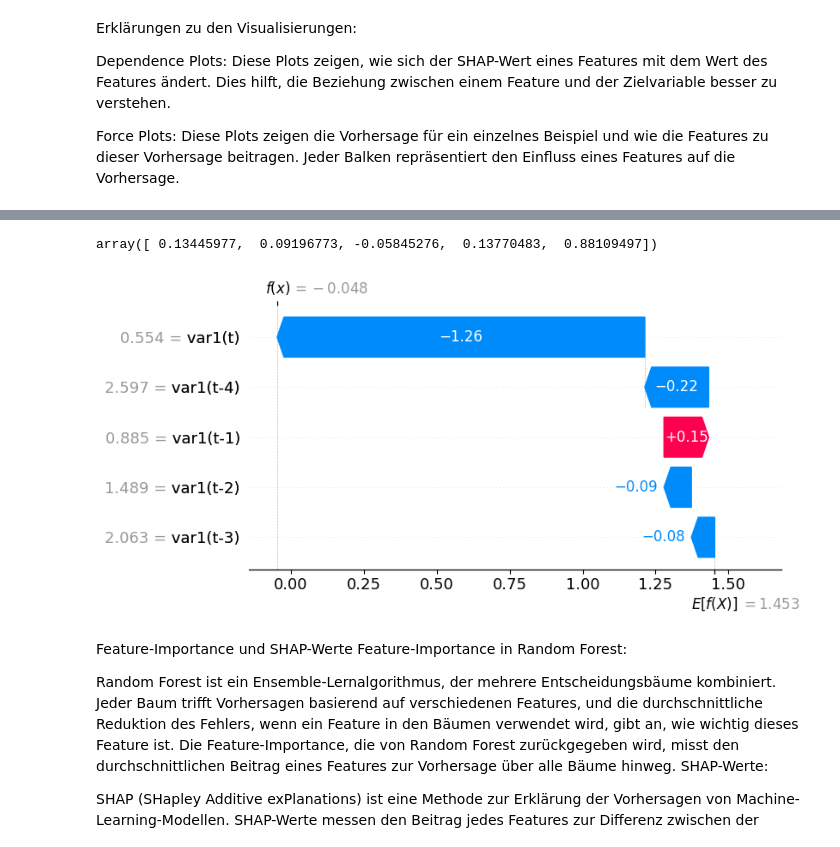
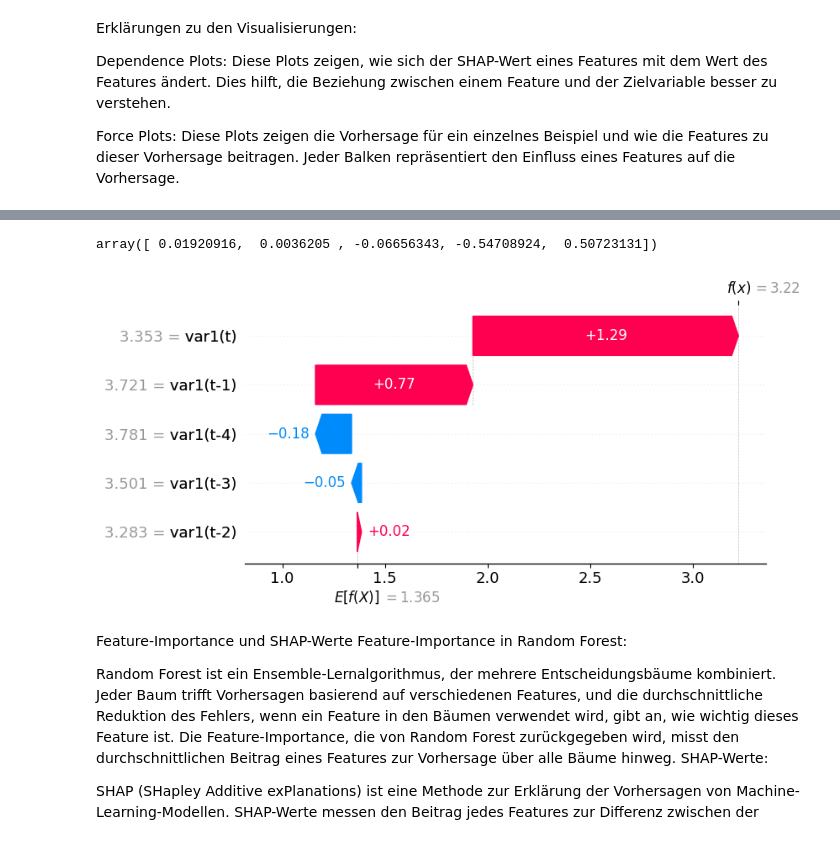
Before and after one commit to mmelinanna/xaiplayground, a Jupyter notebook: random_forest.ipynb, the cells around one changed output, grey strips where cells are left out. Cells and saved outputs as stored; diff of their text form; code cells hidden in the pictures.

```diff
--- a/random_forest.ipynb
+++ b/random_forest.ipynb
@@ -813,18 +813,18 @@ shap.force_plot(explainer.expected_value, shap_values[sample_index], X_trainRFR.
 explainer = shap.TreeExplainer(model)
 shap_values = explainer.shap_values(X_trainRFR)
 
-shap_values[2]
+shap_values[0]
 # %% [output]
-array([ 0.13445977,  0.09196773, -0.05845276,  0.13770483,  0.88109497])
+array([ 0.01920916,  0.0036205 , -0.06656343, -0.54708924,  0.50723131])
 # %%
 # SHAP Werte berechnen
 explainer = shap.Explainer(model, X_trainRFR)
 shap_values = explainer(x_testRFR)
 
 # Waterfall Diagramm für eine einzelne Vorhersage (z.B. die erste)
-shap.waterfall_plot(shap_values[7])
+shap.waterfall_plot(shap_values[1])
 # %% [output]
-[figure, old version]
+[figure, new version]
 # %% [markdown]
 Feature-Importance und SHAP-Werte
 Feature-Importance in Random Forest:
```
Also changed, not shown: parts of 20 cells of this notebook.
